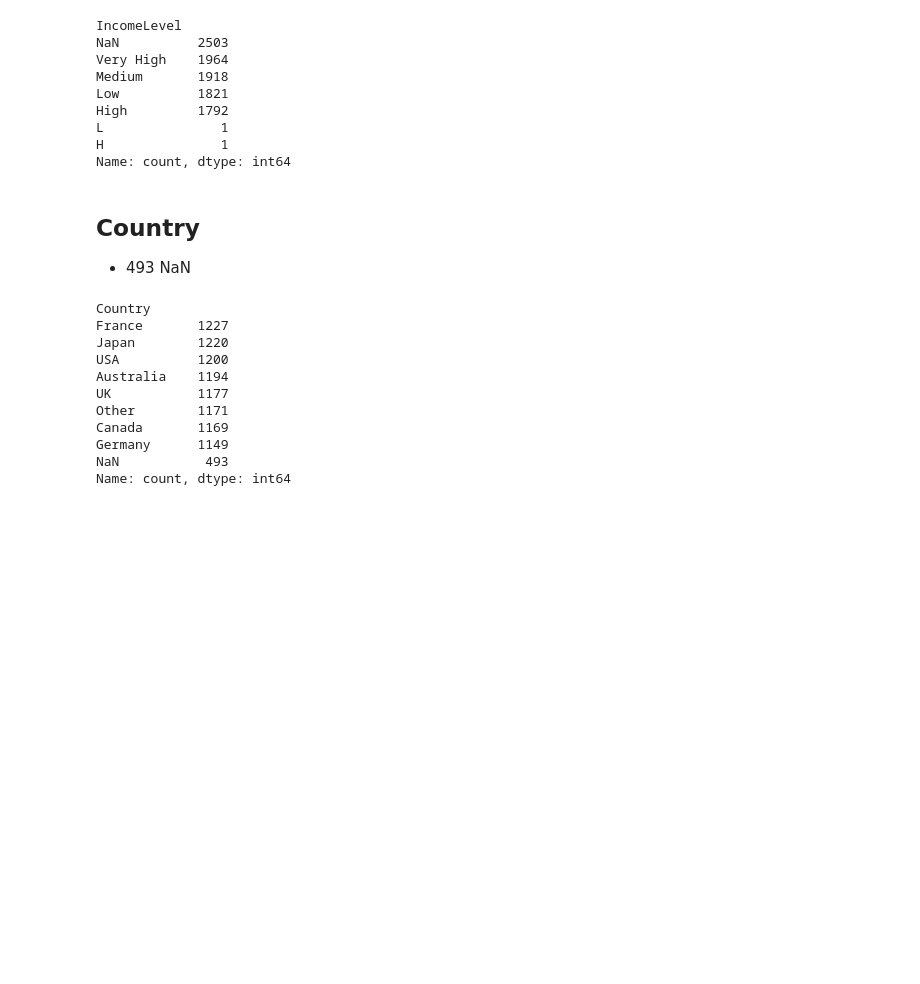
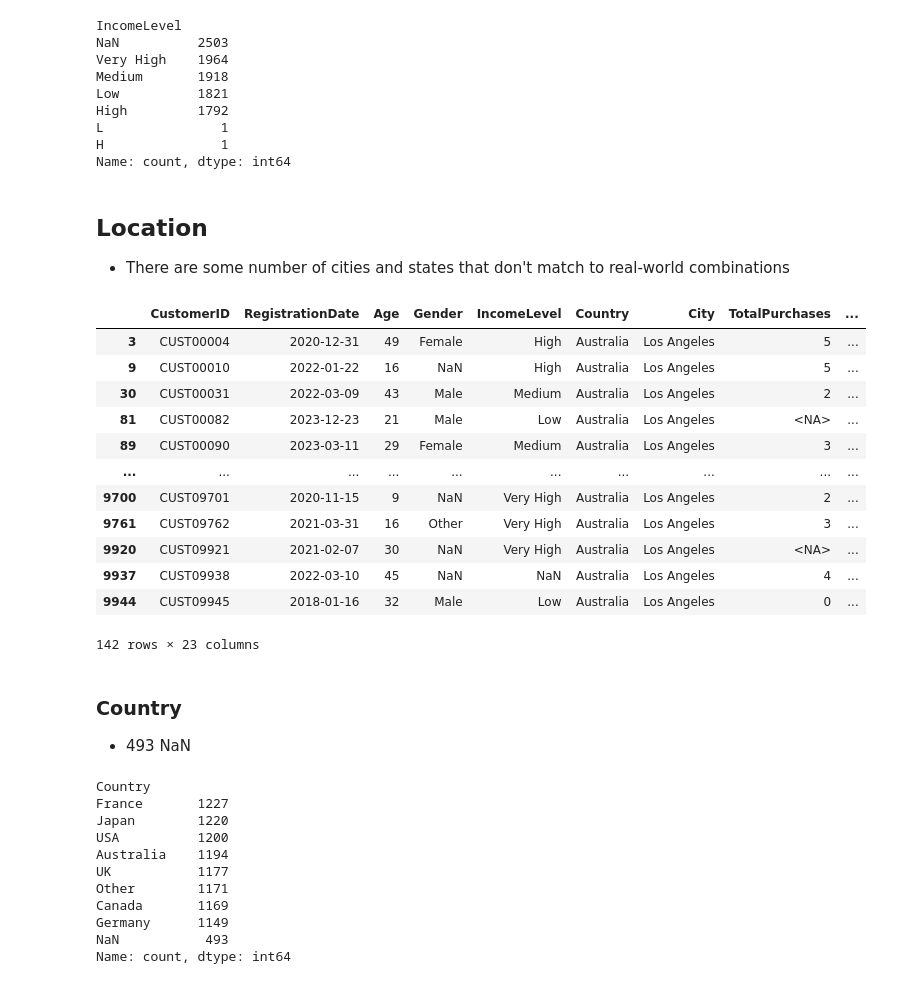
Before and after one commit to PSU-DAAN822-FA25-Group4/data-collection, a Jupyter notebook: analysis.ipynb, the cells around one changed output. Cells and saved outputs as stored; diff of their text form; code cells hidden in the pictures; blank space fills up the shorter version.

```diff
--- a/analysis.ipynb
+++ b/analysis.ipynb
@@ -345,8 +345,27 @@ High         1792
 L               1
 H               1
 Name: count, dtype: int64
+# %% [markdown]
+## Location
+* There are some number of cities and states that don't match to real-world combinations
+# %%
+df[(df['Country'] == 'Australia') & (df['City'] == 'Los Angeles')]
+# %% [output]
+|  | CustomerID | RegistrationDate | Age | Gender | IncomeLevel | Country | City | TotalPurchases | ... |
+| 3 | CUST00004 | 2020-12-31 | 49 | Female | High | Australia | Los Angeles | 5 | ... |
+| 9 | CUST00010 | 2022-01-22 | 16 | NaN | High | Australia | Los Angeles | 5 | ... |
+| 30 | CUST00031 | 2022-03-09 | 43 | Male | Medium | Australia | Los Angeles | 2 | ... |
+| 81 | CUST00082 | 2023-12-23 | 21 | Male | Low | Australia | Los Angeles | <NA> | ... |
+| 89 | CUST00090 | 2023-03-11 | 29 | Female | Medium | Australia | Los Angeles | 3 | ... |
+| ... | ... | ... | ... | ... | ... | ... | ... | ... | ... |
+| 9700 | CUST09701 | 2020-11-15 | 9 | NaN | Very High | Australia | Los Angeles | 2 | ... |
+| 9761 | CUST09762 | 2021-03-31 | 16 | Other | Very High | Australia | Los Angeles | 3 | ... |
+| 9920 | CUST09921 | 2021-02-07 | 30 | NaN | Very High | Australia | Los Angeles | <NA> | ... |
+| 9937 | CUST09938 | 2022-03-10 | 45 | NaN | NaN | Australia | Los Angeles | 4 | ... |
+| 9944 | CUST09945 | 2018-01-16 | 32 | Male | Low | Australia | Los Angeles | 0 | ... |
+142 rows × 23 columns
 # %% [markdown]
-## Country
+### Country
 * 493 NaN
 # %%
 df['Country'].value_counts(dropna = False)
```
Also changed, not shown: parts of 1 cell of this notebook.
